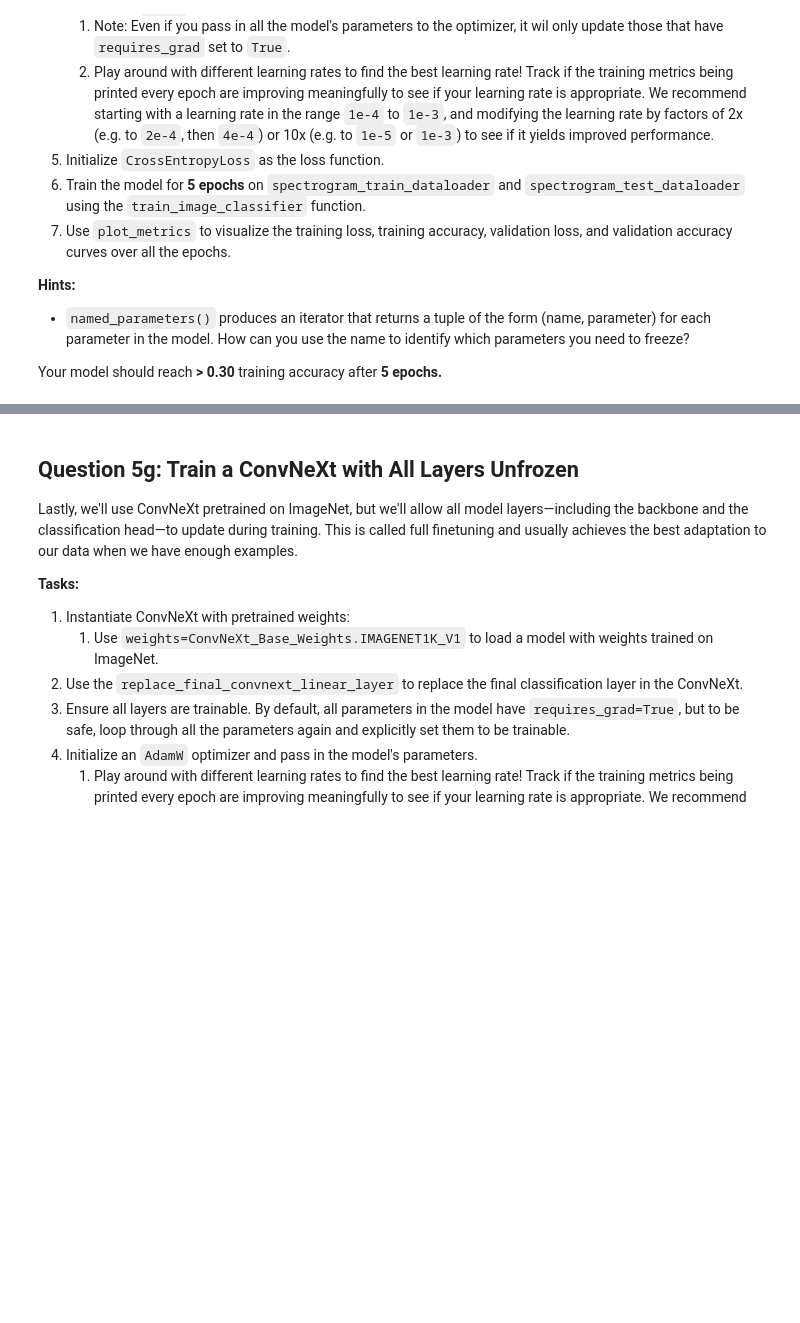
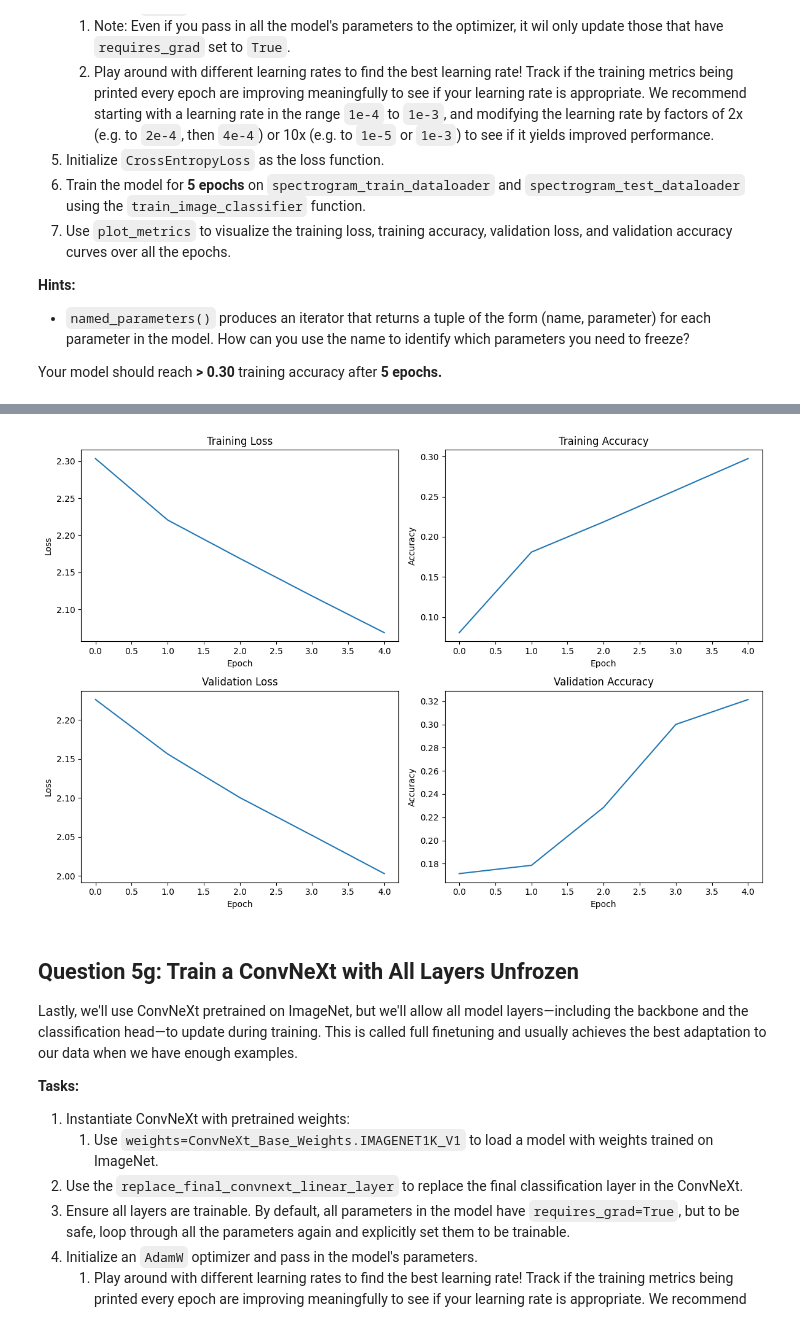
Before and after one commit to AshfordLee/UCB_CS189, a Jupyter notebook: FA25/hw/hw4/hw4_part2.ipynb, the cells around one changed output, grey strips where cells are left out. Saved outputs shown, nothing was run; the diff lists cells and outputs as text; code cells hidden in the pictures; blank space fills up the shorter version.

```diff
--- a/FA25/hw/hw4/hw4_part2.ipynb
+++ b/FA25/hw/hw4/hw4_part2.ipynb
@@ -1283,7 +1358,7 @@ class SpectrogramDataset(Dataset):
 
     def __len__(self):
         # TODO: 1. Return the number of samples in the dataset
-        ...
+        return len(self.file_paths)
 
     def __getitem__(self, index):
         # Get the file name by index
@@ -1296,23 +1371,24 @@ class SpectrogramDataset(Dataset):
         # Hint: Files are stored in the format [freesoundID]-[classID]-[occurrenceID]-[sliceID].wav
         # Don't forget to cast the class_id to dtype=torch.long for loss functions!
         if self.return_targets:
-            target = ...
+            target = int(file_name.split('-')[1])
+            target = torch.tensor(target,dtype=torch.long)
 
         try:
             # TODO: 3. Load the audio file located at `filepath`
-            waveform, sample_rate = ...
+            waveform, sample_rate = torchaudio.load(filepath)
             # TODO: 4. Convert stereo to mono by averaging channels.
-            waveform = ...
+            waveform = waveform.mean(dim=0,keepdim=True)
 
             # TODO: 5. Generate a spectrogram of the waveform. Expected shape: (1, H, W)
-            spec = ...
+            spec = self.spectrogram_transform(waveform)
 
             # TODO: 6. Copy the spectrogram into 3 channels to get shape: (3, H, W)
-            spec = ...
+            spec = spec.repeat(3,1,1)
 
             # TODO: 7. Apply transformations
             if self.transforms:
-                spec = ...
+                spec = self.transforms(spec)
 
             if self.return_targets:
                 return spec, target
@@ -1700,19 +1811,32 @@ Your model should reach **> 0.30** training accuracy after **5 epochs.**
 frozen_backbone = convnext_base(weights=ConvNeXt_Base_Weights.IMAGENET1K_V1)
 
 # TODO: Replace the final classification layer of the ConvNeXt
-frozen_backbone = ...
+frozen_backbone = replace_final_convnext_linear_layer(model=frozen_backbone, num_classes=10)
 
 # TODO: Freeze the ConvNeXt's backbone
-...
+for name,param in frozen_backbone.named_parameters():
+    if "classifier" not in name:
+        param.requires_grad = False
+
+    else:
+        param.requires_grad=True
 
 # TODO: Initialize the optimizer
-optimizer = ...
+optimizer = AdamW(params=frozen_backbone.parameters(),lr=1e-4)
 
 # TODO: Define the loss function
-criterion = ...
+criterion = nn.CrossEntropyLoss()
 
 # TODO: Train your model for 5 epochs
-frozen_bb_train_losses, frozen_bb_val_losses, frozen_bb_train_accuracies, frozen_bb_val_accuracies = ...
+frozen_bb_train_losses, frozen_bb_val_losses, frozen_bb_train_accuracies, frozen_bb_val_accuracies = train_image_classifier(
+    model=frozen_backbone,
+    train_dataloader=spectrogram_train_dataloader,
+    val_dataloader=spectrogram_test_dataloader,
+    optimizer=optimizer,
+    criterion=criterion,
+    num_epochs=5,
+    device=device)
 
 # TODO: Plot the metrics
-...
+plot_metrics(frozen_bb_train_losses, frozen_bb_val_losses, frozen_bb_train_accuracies, frozen_bb_val_accuracies)
+# %% [output]
@@ -1719,3 +1857,4 @@ frozen_bb_train_losses, frozen_bb_val_losses, frozen_bb_train_accuracies, frozen
+[figure, added]
 # %% [markdown]
 <!-- END QUESTION -->
 
```
Also changed, not shown: parts of 20 cells of this notebook, 1 other file.
